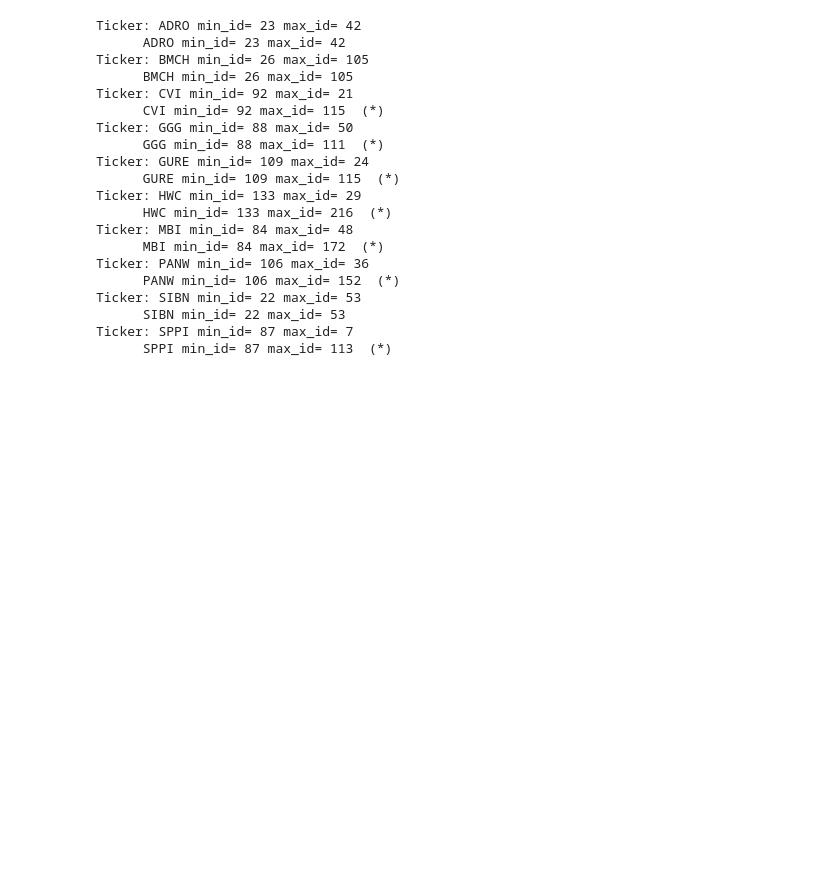
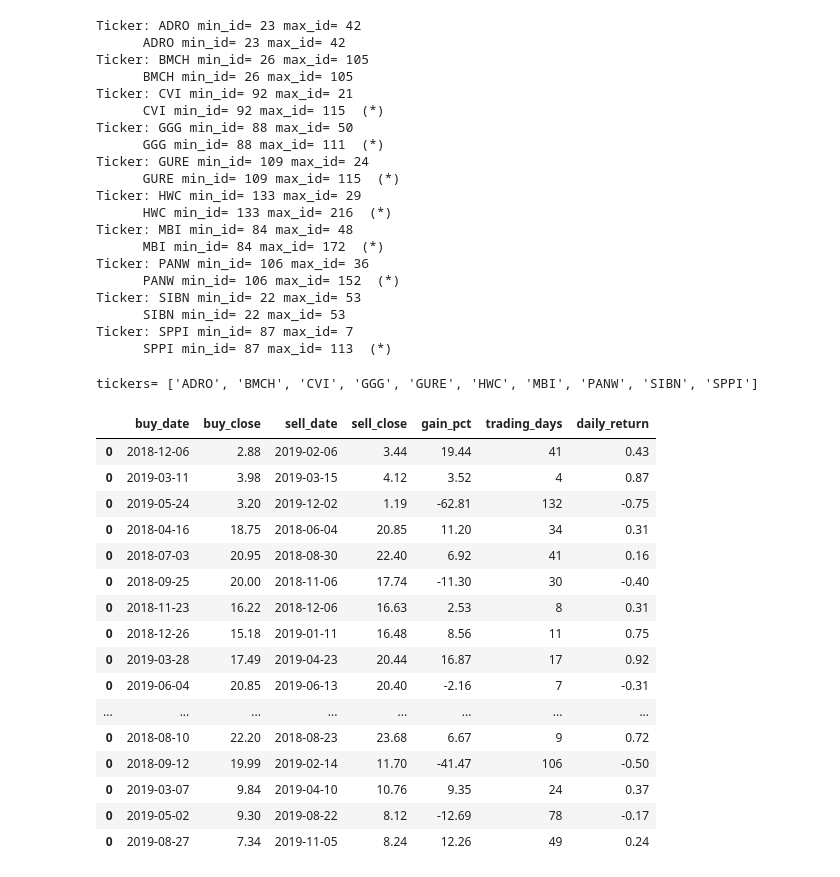
Before and after one commit to frkornet/Stock-Market-Final-Project, a Jupyter notebook: notebook/backtest.ipynb, the cells around one changed output. Drawn from its saved outputs; the diff is of its cells as text; code cells hidden in the pictures; blank space fills up the shorter version.

Commit message:
backtest part 1 done; building a table with possible trades

```diff
--- a/notebook/backtest.ipynb
+++ b/notebook/backtest.ipynb
@@ -86,0 +107,26 @@ Ticker: SPPI min_id= 87 max_id= 7
+# %%
+BUY = 1
+SELL = 2
+
+def merge_buy_n_sell_signals(buy_signals, sell_signals):
+
+    assert len(buy_signals) == len(sell_signals), "buy_signal and sell_signal lengths different!"
+
+    buy_n_sell = [0] * len(buy_signals)
+    length     = len(buy_n_sell)
+    i          = 0
+    state      = SELL
+
+    while i < length:
+        if state == SELL and buy_signals[i] == 1:
+            state = BUY
+            buy_n_sell[i] = 1
+
+        elif state == BUY and sell_signals[i] == 1:
+            state = SELL
+            buy_n_sell[i] = 2
+            continue
+
+        i = i + 1
+
+    return buy_n_sell
@@ -86,0 +229,22 @@ Ticker: SPPI min_id= 87 max_id= 7
+# %%
+possible_trades_df = predict_minima_n_maxima(tickers, 0.5, False)
+possible_trades_df
+# %% [output]
+tickers= ['ADRO', 'BMCH', 'CVI', 'GGG', 'GURE', 'HWC', 'MBI', 'PANW', 'SIBN', 'SPPI']
+|  | buy_date | buy_close | sell_date | sell_close | gain_pct | trading_days | daily_return |
+| 0 | 2018-12-06 | 2.88 | 2019-02-06 | 3.44 | 19.44 | 41 | 0.43 |
+| 0 | 2019-03-11 | 3.98 | 2019-03-15 | 4.12 | 3.52 | 4 | 0.87 |
+| 0 | 2019-05-24 | 3.20 | 2019-12-02 | 1.19 | -62.81 | 132 | -0.75 |
+| 0 | 2018-04-16 | 18.75 | 2018-06-04 | 20.85 | 11.20 | 34 | 0.31 |
+| 0 | 2018-07-03 | 20.95 | 2018-08-30 | 22.40 | 6.92 | 41 | 0.16 |
+| 0 | 2018-09-25 | 20.00 | 2018-11-06 | 17.74 | -11.30 | 30 | -0.40 |
+| 0 | 2018-11-23 | 16.22 | 2018-12-06 | 16.63 | 2.53 | 8 | 0.31 |
+| 0 | 2018-12-26 | 15.18 | 2019-01-11 | 16.48 | 8.56 | 11 | 0.75 |
+| 0 | 2019-03-28 | 17.49 | 2019-04-23 | 20.44 | 16.87 | 17 | 0.92 |
+| 0 | 2019-06-04 | 20.85 | 2019-06-13 | 20.40 | -2.16 | 7 | -0.31 |
+| ... | ... | ... | ... | ... | ... | ... | ... |
+| 0 | 2018-08-10 | 22.20 | 2018-08-23 | 23.68 | 6.67 | 9 | 0.72 |
+| 0 | 2018-09-12 | 19.99 | 2019-02-14 | 11.70 | -41.47 | 106 | -0.50 |
+| 0 | 2019-03-07 | 9.84 | 2019-04-10 | 10.76 | 9.35 | 24 | 0.37 |
+| 0 | 2019-05-02 | 9.30 | 2019-08-22 | 8.12 | -12.69 | 78 | -0.17 |
+| 0 | 2019-08-27 | 7.34 | 2019-11-05 | 8.24 | 12.26 | 49 | 0.24 |
```
Also changed, not shown: parts of 9 cells of this notebook, 1 other file.
